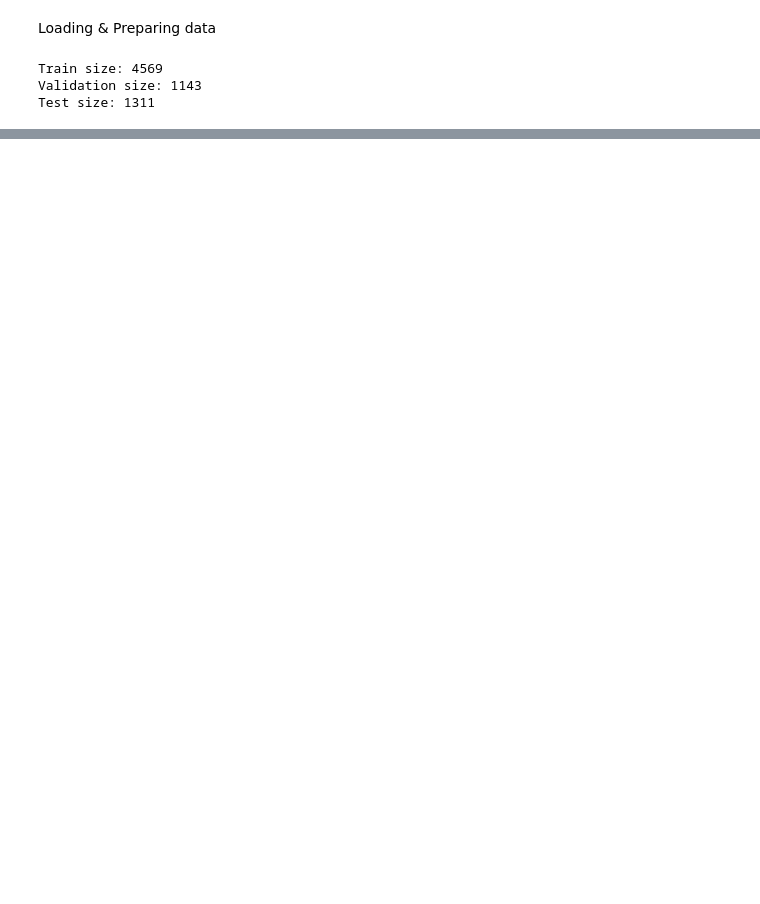
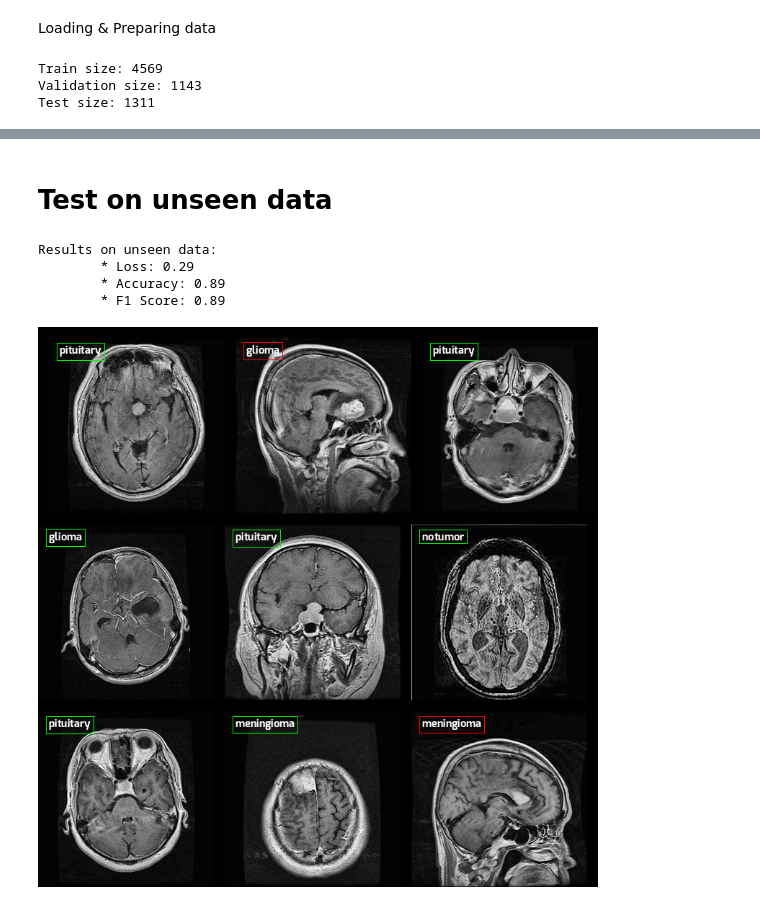
Before and after one commit to LikeaBubble/Brain-Tumor-Classification, a Jupyter notebook: Main.ipynb, the cells around one changed output, grey strips where cells are left out. Drawn from its saved outputs; the diff is of its cells as text; code cells hidden in the pictures; blank space fills up the shorter version.

```diff
--- a/Main.ipynb
+++ b/Main.ipynb
@@ -31,7 +42,7 @@ def tag(img,y,pred):
     resized = img.resize(IMG_SIZE).convert('RGB')
     draw = ImageDraw.Draw(resized)
 
-    font = ImageFont.truetype('./Exo-Bold.otf',15)
+    font = ImageFont.truetype('/kaggle/input/font/other/default/1/Exo-Bold.otf',15)
     bbox_color = (0,255,0)
     if y!=pred:
         bbox_color = (255,0,0)
@@ -126,3 +143,19 @@ eval_transform = A.Compose([
+# %%
+transform = T.Compose([
+    T.RandomCrop(int(IMG_SIZE[0]/3)),
+    T.Resize(IMG_SIZE),
+    T.RandomHorizontalFlip(p=0.2),
+    T.RandomVerticalFlip(p=0.2),
+    T.ColorJitter(brightness=0.2, contrast=0.2, saturation=0.2, hue=0.1),
+    T.ToTensor(),
+    T.Normalize([0.485, 0.456, 0.406], [0.229, 0.224, 0.225]),
+])
+
+eval_transform = T.Compose([
+    T.Resize(IMG_SIZE),
+    T.ToTensor(),
+    T.Normalize([0.485, 0.456, 0.406], [0.229, 0.224, 0.225]),
+])
 # %%
 totalset = ImageFolder(TRAIN_PATH,transform)
 train_size = int(.8 *len(totalset))
@@ -143,0 +189,19 @@ val_loader = DataLoader(valset,len(valset),num_workers=2)
+# %%
+def get_model(unfreeze=8):
+    resnet = models.resnet50(weights=models.ResNet50_Weights.IMAGENET1K_V2)
+    total_layers = len(list(resnet.parameters()))
+
+    for i,p in enumerate(resnet.parameters()):
+        p.requires_grad = False
+        if i > (total_layers-unfreeze):
+            p.requires_grad = True
+
+    resnet.fc = torch.nn.Sequential(
+        torch.nn.Dropout(0.3),
+        torch.nn.Linear(2048,len(i2c)))
+
+    total = sum([p.numel() for p in resnet.parameters()])
+    trainable = sum([p.numel() for p in resnet.parameters() if p.requires_grad])
+    print(f'Total Params: {total}')
+    print(f'Trainable Params: {trainable}')
+    return resnet.to(device)
@@ -143,0 +210,6 @@ val_loader = DataLoader(valset,len(valset),num_workers=2)
+# %%
+model = get_model(unfreeze = 5)
+optimizer = torch.optim.RMSprop(model.parameters(), lr=1e-3)
+criterion = torch.nn.CrossEntropyLoss(class_weights.to(device))
+accuracy = Accuracy('multiclass',num_classes=len(c2i)).to(device)
+f1_score = F1Score('multiclass',num_classes=len(c2i)).to(device)
@@ -143,0 +301,14 @@ val_loader = DataLoader(valset,len(valset),num_workers=2)
+# %% [markdown]
+# **Test on unseen data**
+# %%
+val_loss,val_acc,val_f1 = val_step(test_loader,model,criterion,accuracy,f1_score)
+print(f'Results on unseen data:\n\t* Loss: {val_loss.item():.2f}\n\t* Accuracy: {val_acc.item():.2f}\n\t* F1 Score: {val_f1.item():.2f}')
+# %% [output]
+Results on unseen data:
+        * Loss: 0.29
+        * Accuracy: 0.89
+        * F1 Score: 0.89
+# %%
+example(model,eval_transform,TEST_PATH,9)
+# %% [output]
+[figure, added]
```
Also changed, not shown: parts of 17 cells of this notebook.
